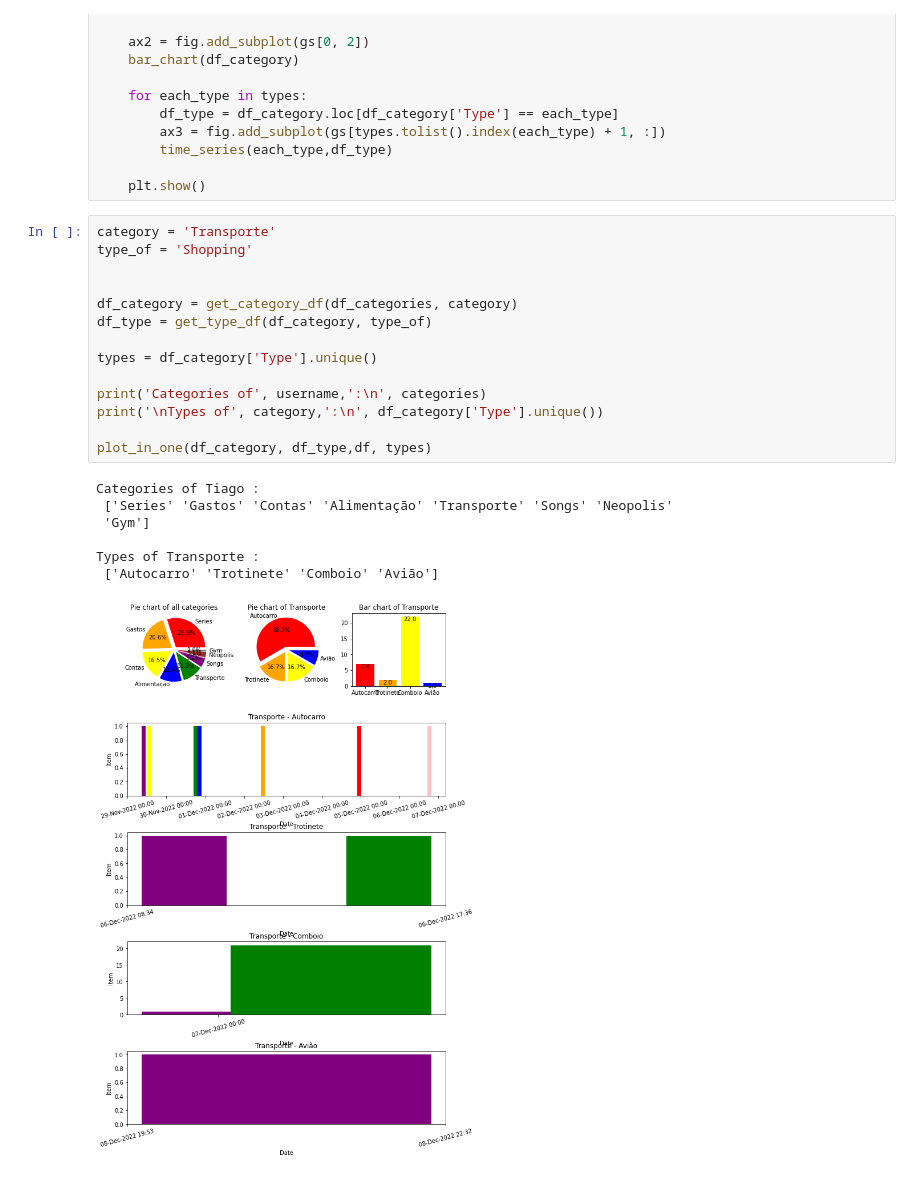
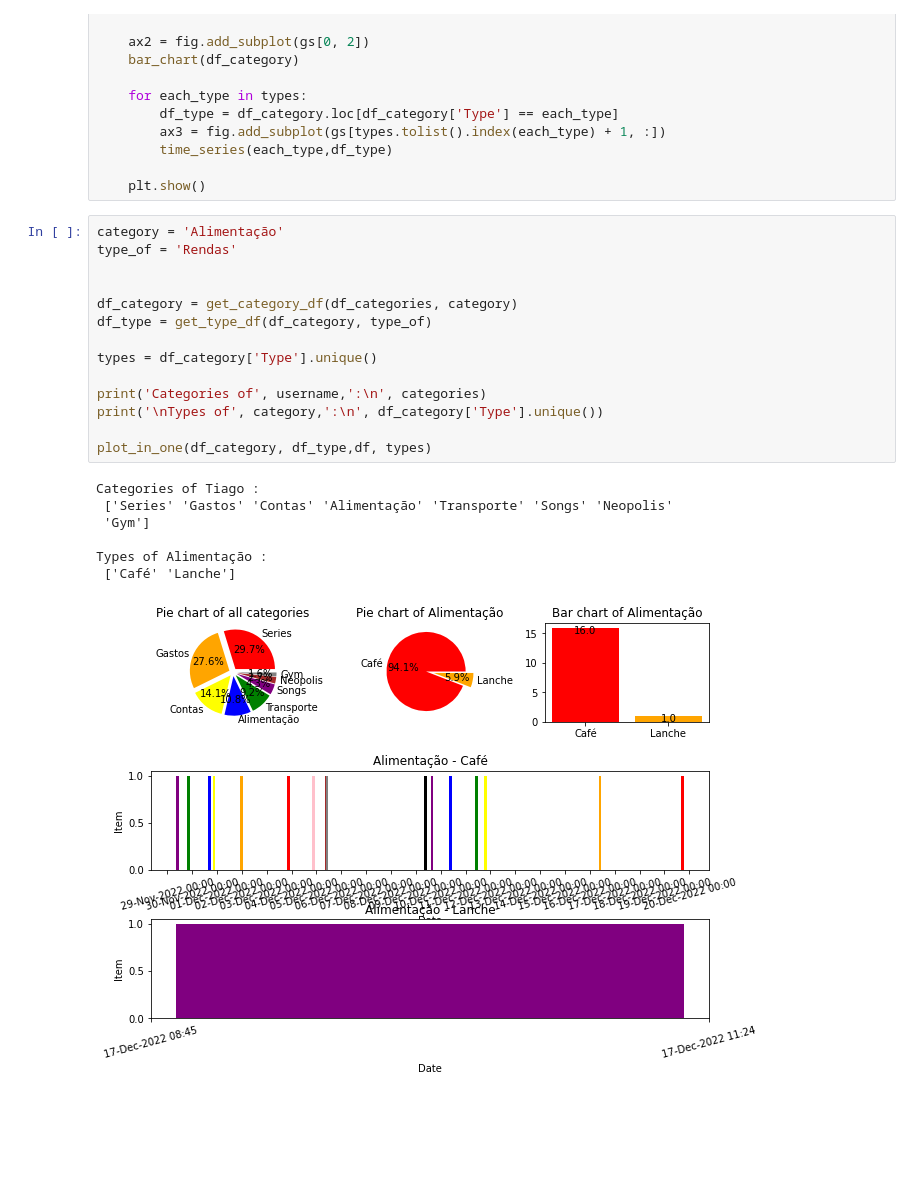
Before and after one commit to tiagoalmeida25/TrackerApp, a Jupyter notebook: Ficheiros/view.ipynb, the cells around one changed output. Saved outputs shown, nothing was run; the diff lists cells and outputs as text; blank space fills up the shorter version.

```diff
--- a/Ficheiros/view.ipynb
+++ b/Ficheiros/view.ipynb
@@ -130,24 +130,24 @@ def plot_in_one(df_category, df_type, df, types):
 
     plt.show()
 # %%
-category = 'Transporte'
-type_of = 'Shopping'
+category = 'Alimentação'
+type_of = 'Rendas'
 
 
 df_category = get_category_df(df_categories, category)
 df_type = get_type_df(df_category, type_of)
 
 types = df_category['Type'].unique()
 
 print('Categories of', username,':\n', categories)
 print('\nTypes of', category,':\n', df_category['Type'].unique())
 
 plot_in_one(df_category, df_type,df, types)
 # %% [output]
 Categories of Tiago :
  ['Series' 'Gastos' 'Contas' 'Alimentação' 'Transporte' 'Songs' 'Neopolis'
  'Gym']
 
-Types of Transporte :
- ['Autocarro' 'Trotinete' 'Comboio' 'Avião']
+Types of Alimentação :
+ ['Café' 'Lanche']
-[figure, old version]
+[figure, new version]
```
Also changed, not shown: 14 other files.
